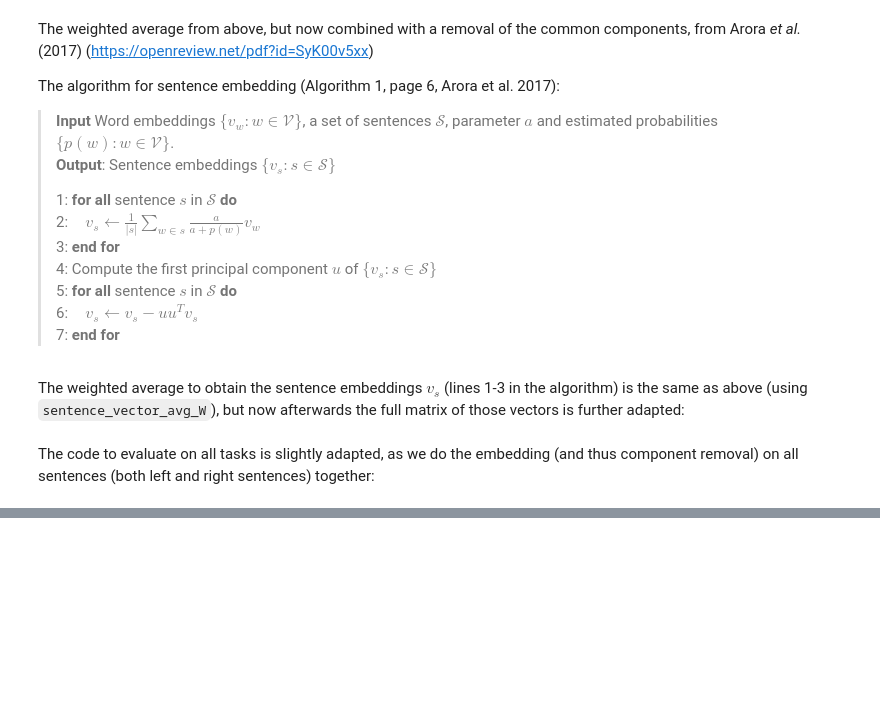
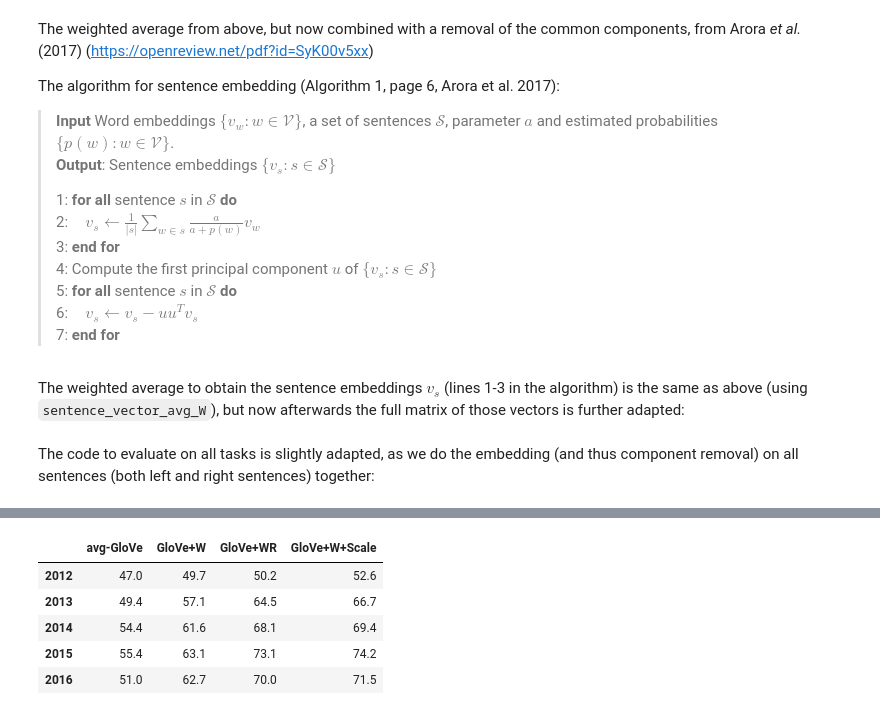
Before and after one commit to jorisvandenbossche/wordembeddings, a Jupyter notebook: sts_tasks.ipynb, the cells around one changed output, grey strips where cells are left out. Saved outputs shown, nothing was run; the diff lists cells and outputs as text; code cells hidden in the pictures; blank space fills up the shorter version.

```diff
--- a/sts_tasks.ipynb
+++ b/sts_tasks.ipynb
@@ -442,3 +439,34 @@ In contrast with the results in Arora et al., 2017, the GloVe+WR scheme does not
+# %%
+def embed_avg_WR_2(sentences):
+    """Calculate sentence embeddings for set of sentences
+    based on the weighted average of the word vectors +
+    applying subtraction of first principal component projection.
+    """
+
+    # weighted average of word vectors for all sentences
+    values = []
+    for s in sentences:
+        mean = sentence_vector_avg_W(s)
+        values.append(mean)
+
+    X = np.array(values)
+
+    # rescale
+    return (X - X.mean(axis=0)) / X.std(axis=0)
+# %%
+res_avg_WR_2 = evaluate_tasks(files, embed_avg_WR_2)
+# %%
+res = pd.concat([res_avg, res_avg_W, res_avg_WR, res_avg_WR_2],
+                keys=['avg-GloVe', 'GloVe+W', 'GloVe+WR', 'GloVe+W+Scale'], axis=1) * 100
+# %%
+res.mean(axis=0, level=0).round(1)
+# %% [output]
+|  | avg-GloVe | GloVe+W | GloVe+WR | GloVe+W+Scale |
+| 2012 | 47.0 | 49.7 | 50.2 | 52.6 |
+| 2013 | 49.4 | 57.1 | 64.5 | 66.7 |
+| 2014 | 54.4 | 61.6 | 68.1 | 69.4 |
+| 2015 | 55.4 | 63.1 | 73.1 | 74.2 |
+| 2016 | 51.0 | 62.7 | 70.0 | 71.5 |
 # %%
 from IPython.display import HTML
 HTML("""<style type="text/css">
```
Also changed, not shown: parts of 8 cells of this notebook.
